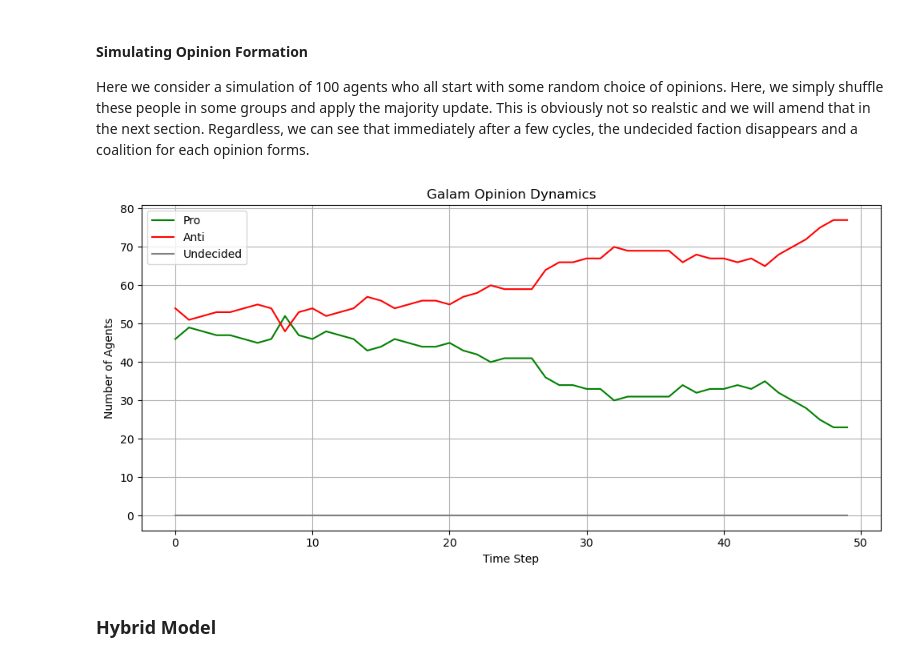
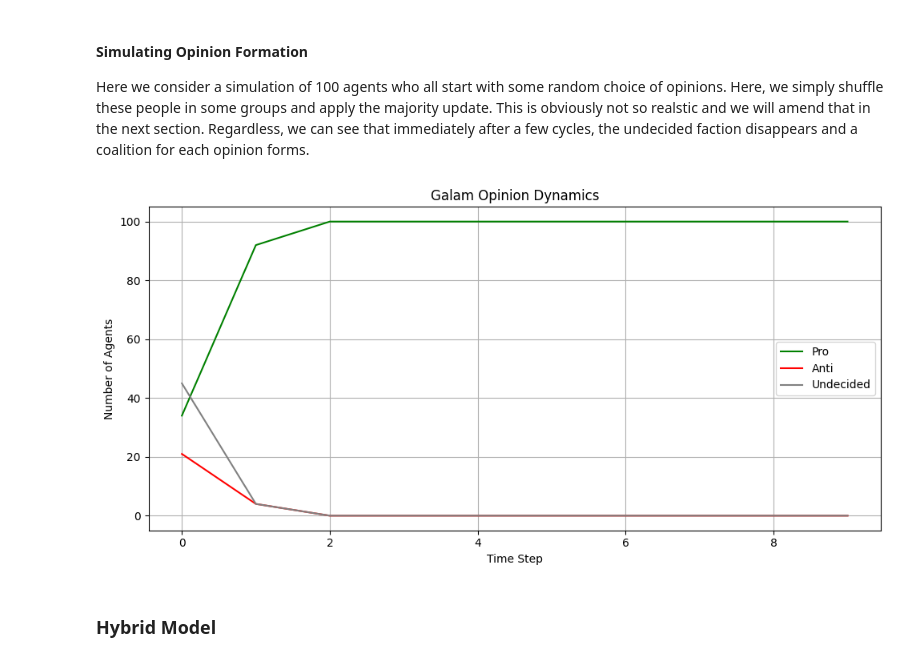
Before and after one commit to jprabhav/OpinionDynamics, a Jupyter notebook: Hybrid_Opinion_Risk_Model.ipynb, the cells around one changed output. Saved outputs shown, nothing was run; the diff lists cells and outputs as text; code cells hidden in the pictures.

Commit message:
Add files via upload
updated the influencer logic

```diff
--- a/Hybrid_Opinion_Risk_Model.ipynb
+++ b/Hybrid_Opinion_Risk_Model.ipynb
@@ -87,7 +84,7 @@ for t in range(30):
 
 plt.figure(figsize=(10, 5))
 for i in range(len(agents)):
-    plt.plot([h[i] for h in history], label=f"Agent {i}", alpha=0.5)
+    plt.plot([h[i] for h in history], label=f"Agent {i}", alpha=0.7)
 plt.title("Convergence to Equilibrium Position")
 plt.xlabel("Time Step")
 plt.ylabel("Position")
@@ -109,62 +106,57 @@ Defining the agents based on the Galam model.
 '''
 
 class GalamAgent:
-    def __init__(self, id, opinion, salience, capability):
+    def __init__(self, id, opinion):
         self.id = id
         self.opinion = opinion
-        self.salience = salience
-        self.capability = capability
-
-    def influence_score(self):
-        return self.salience * self.capability
 
     # This implements the local majority rule
     def decide(self, neighbors):
-        weighted_sum = sum(n.opinion * n.influence_score() for n in neighbors if n.opinion != 0)
+        total_sum = sum(n.opinion for n in neighbors if n.opinion != 0)
         if self.opinion == 0:
-            if weighted_sum > 0:
+            if total_sum > 0:
                 self.opinion = 1
-            elif weighted_sum < 0:
+            elif total_sum < 0:
                 self.opinion = -1
         else:
             opposing = -self.opinion
-            pressure = sum(n.influence_score() for n in neighbors if n.opinion == opposing)
-            support = sum(n.influence_score() for n in neighbors if n.opinion == self.opinion)
-            if pressure > support and np.random.rand() < 0.1:
+
+            pressure = sum(n.opinion for n in neighbors if n.opinion == opposing)
+            support = sum(n.opinion for n in neighbors if n.opinion == self.opinion)
+            if pressure > support:
                 self.opinion = opposing
 # %% [markdown]
 #### Simulating Opinion Formation
 
 Here we consider a simulation of 100 agents who all start with some random choice of opinions. Here, we simply shuffle these people in some groups and apply the majority update. This is obviously not so realstic and we will amend that in the next section. Regardless, we can see that immediately after a few cycles, the undecided faction disappears and a coalition for each opinion forms.
 # %%
-
 # Create agents
-agents = [GalamAgent(i, np.random.choice([-1, 0, 1]), np.random.rand(), np.random.rand()) for i in range(100)]
+agents = [GalamAgent(i, np.random.choice([-1, 0, 1])) for i in range(100)]
 
 # Simulate
 history = []
-for t in range(50):
+for t in range(10):
+    history.append([a.opinion for a in agents])
     np.random.shuffle(agents)
     for agent in agents:
         neighbors = np.random.choice(agents, size=5, replace=False)
         agent.decide(neighbors)
-    history.append([a.opinion for a in agents])
 
 # Plot opinion counts over time
 history = np.array(history)
 plt.figure(figsize=(10, 5))
 plt.plot(np.sum(history == 1, axis=1), label="Pro", color="green")
 plt.plot(np.sum(history == -1, axis=1), label="Anti", color="red")
 plt.plot(np.sum(history == 0, axis=1), label="Undecided", color="gray")
 plt.title("Galam Opinion Dynamics")
 plt.xlabel("Time Step")
 plt.ylabel("Number of Agents")
 plt.legend()
 plt.grid(True)
 plt.tight_layout()
 plt.show()
 # %% [output]
-[figure, old version]
+[figure, new version]
 # %% [markdown]
 ### Hybrid Model
 # %% [markdown]
```
Also changed, not shown: parts of 13 cells of this notebook.
